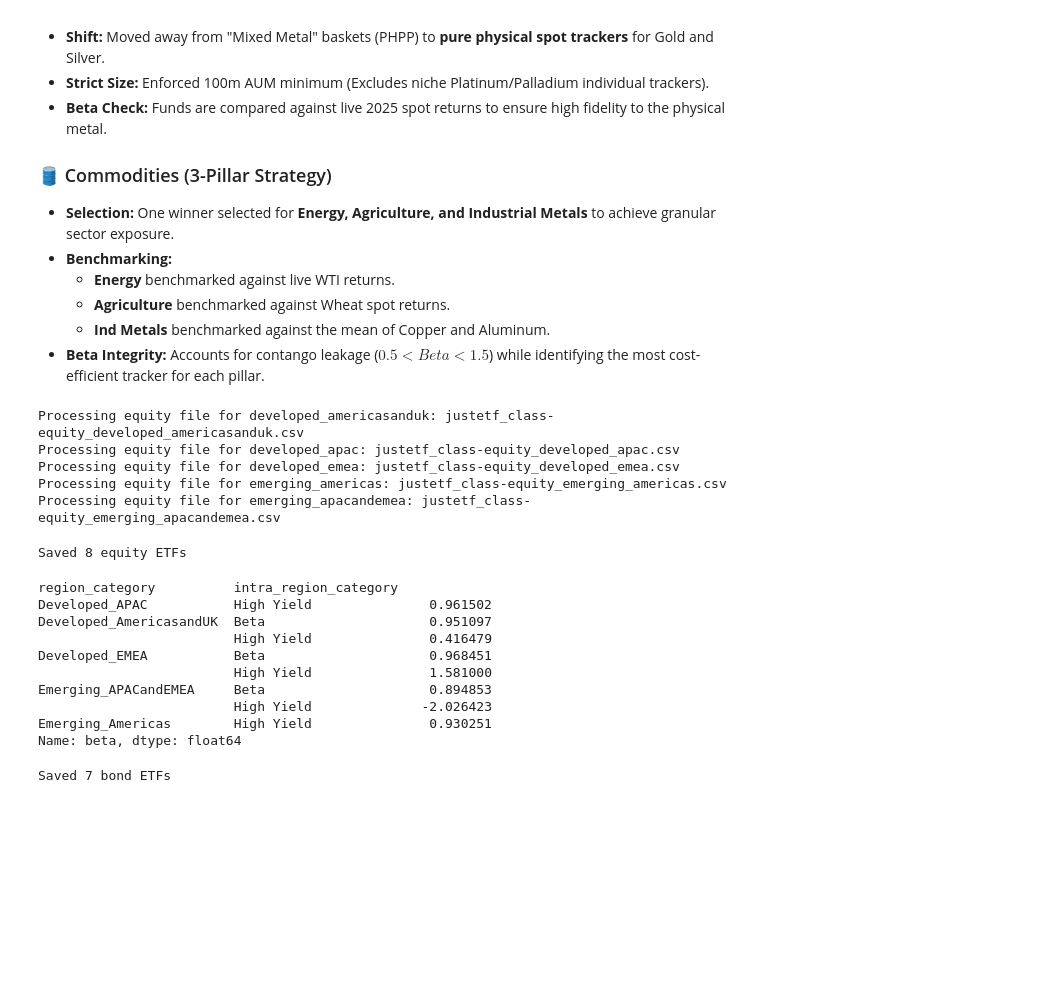
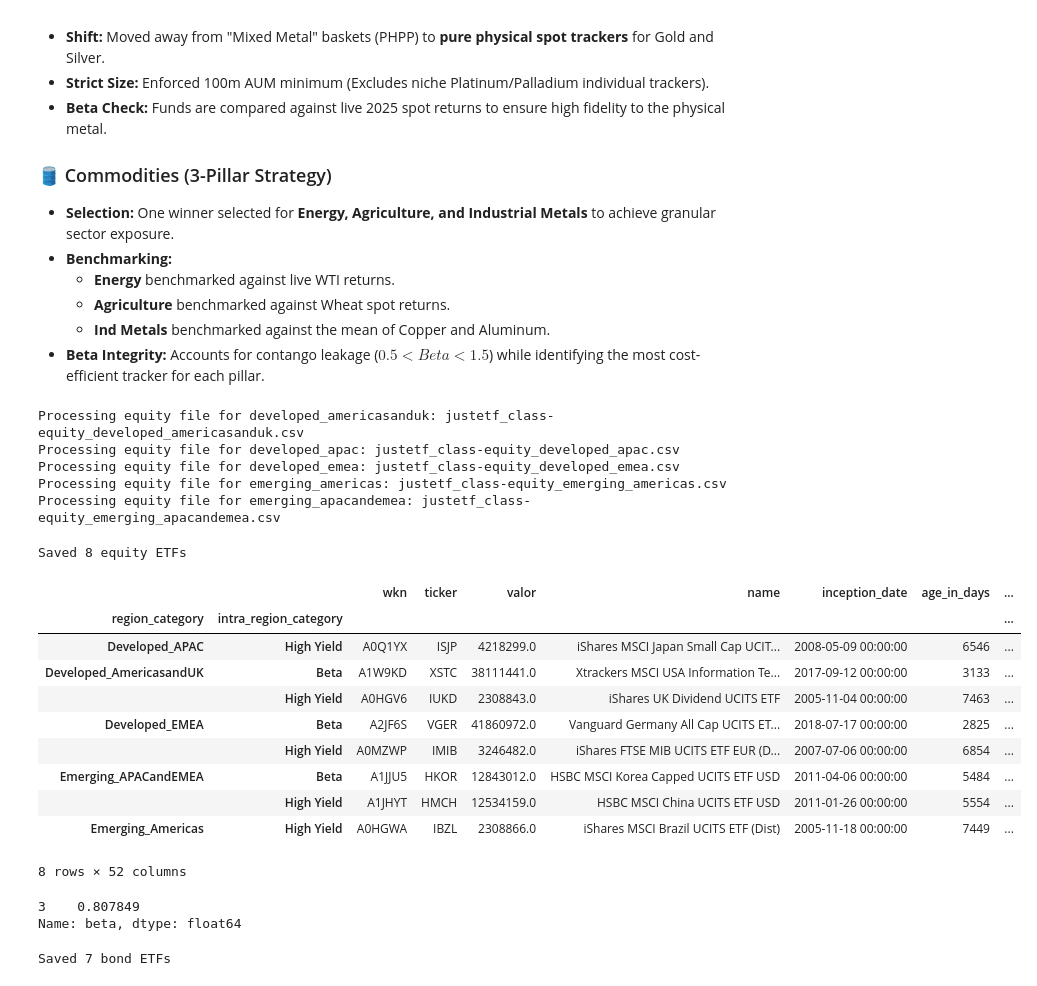
Before and after one commit to nairraks/etf-isa-portfolio, a Jupyter notebook: notebooks/02_etf_screening.ipynb, the cells around one changed output. Drawn from its saved outputs; the diff is of its cells as text; code cells hidden in the pictures; blank space fills up the shorter version.

```diff
--- a/notebooks/02_etf_screening.ipynb
+++ b/notebooks/02_etf_screening.ipynb
@@ -199,7 +199,7 @@ for filepath in sorted(DATA_RAW.glob("justetf_class-equity*.csv")):
         #]
 
         #Tickers to exclude (no london listing)
-        remove_tickers = ['NADA']
+        remove_tickers = ['NADA','C001','C024','XDDA','ICHD','C030','XESD','XSMI','C005','XUCN']
         distributing_df = distributing_df[~distributing_df['ticker'].isin(remove_tickers)]
 
 
@@ -214,9 +214,9 @@ for filepath in sorted(DATA_RAW.glob("justetf_class-equity*.csv")):
             distributing_df["2025"] / distributing_df["benchmark_2025_Return"]
         )
 
-        hy_df = (distributing_df.copy()
-                 .sort_values(by=['last_year_dividends'], ascending=False)
-                 .drop_duplicates(subset=['region_category']))
+        hy_df = (distributing_df[distributing_df['beta'] >= 0.5].copy()
+         .sort_values(by=['last_year_dividends','beta'], ascending=False)
+         .drop_duplicates(subset=['region_category']))
         hy_df['intra_region_category'] = 'High Yield'
 
         benchmark_distributing_df = distributing_df.copy()[
@@ -227,7 +227,7 @@ for filepath in sorted(DATA_RAW.glob("justetf_class-equity*.csv")):
         save_benchmark_etfs(benchmark_distributing_df, asset_class='equity', portfolio_year=2026)
 
         # Tolerance adjusted to 0.99 to allow valid ETFs to pass minor data feed discrepancies
-        benchmark_distributing_df = benchmark_distributing_df[benchmark_distributing_df['beta'] >= 0.89]
+        benchmark_distributing_df = benchmark_distributing_df[benchmark_distributing_df['beta'] >= 0.80]
         beta_df = (benchmark_distributing_df.copy()
                    .sort_values(by=['ter', 'beta'], ascending=[True, False])
                    .drop_duplicates(subset=['region_category']))
@@ -238,44 +238,50 @@ for filepath in sorted(DATA_RAW.glob("justetf_class-equity*.csv")):
     except Exception as e:
         print(f'Error processing {csvl}: {e}')
 
 
 
 # Fetch latest close price via DataProvider (yfinance, no API key)
 def _get_price(ticker):
     try:
         return provider.get_latest_price(ticker)
     except Exception as e:
         print(f"Price error for {ticker}: {e}")
         return None, None
 
 if not main_df_equities.empty:
     main_df_equities[['yday_close_price_date', 'yday_close_price']] = (
         main_df_equities['ticker'].apply(_get_price).to_list()
     )
 else:
     main_df_equities['yday_close_price_date'] = []
     main_df_equities['yday_close_price'] = []
 
 save_screened_etfs(main_df_equities, 'equity', portfolio_year=2026)
 print(f"Saved {len(main_df_equities)} equity ETFs")
-main_df_equities[main_df_equities["platform"].notna()].groupby(["region_category","intra_region_category"]).sum()["beta"]
+main_df_equities[main_df_equities["platform"].notna()].groupby(["region_category","intra_region_category"]).sum()
 # %% [output]
 Processing equity file for developed_americasanduk: justetf_class-equity_developed_americasanduk.csv
 Processing equity file for developed_apac: justetf_class-equity_developed_apac.csv
 Processing equity file for developed_emea: justetf_class-equity_developed_emea.csv
 Processing equity file for emerging_americas: justetf_class-equity_emerging_americas.csv
 Processing equity file for emerging_apacandemea: justetf_class-equity_emerging_apacandemea.csv
 Saved 8 equity ETFs
+|  |  | wkn | ticker | valor | name | inception_date | age_in_days | ... |
+| region_category | intra_region_category |  |  |  |  |  |  | ... |
+| Developed_APAC | High Yield | A0Q1YX | ISJP | 4218299.0 | iShares MSCI Japan Small Cap UCIT... | 2008-05-09 00:00:00 | 6546 | ... |
+| Developed_AmericasandUK | Beta | A1W9KD | XSTC | 38111441.0 | Xtrackers MSCI USA Information Te... | 2017-09-12 00:00:00 | 3133 | ... |
+|  | High Yield | A0HGV6 | IUKD | 2308843.0 | iShares UK Dividend UCITS ETF | 2005-11-04 00:00:00 | 7463 | ... |
+| Developed_EMEA | Beta | A2JF6S | VGER | 41860972.0 | Vanguard Germany All Cap UCITS ET... | 2018-07-17 00:00:00 | 2825 | ... |
+|  | High Yield | A0MZWP | IMIB | 3246482.0 | iShares FTSE MIB UCITS ETF EUR (D... | 2007-07-06 00:00:00 | 6854 | ... |
+| Emerging_APACandEMEA | Beta | A1JJU5 | HKOR | 12843012.0 | HSBC MSCI Korea Capped UCITS ETF USD | 2011-04-06 00:00:00 | 5484 | ... |
+|  | High Yield | A1JHYT | HMCH | 12534159.0 | HSBC MSCI China UCITS ETF USD | 2011-01-26 00:00:00 | 5554 | ... |
+| Emerging_Americas | High Yield | A0HGWA | IBZL | 2308866.0 | iShares MSCI Brazil UCITS ETF (Dist) | 2005-11-18 00:00:00 | 7449 | ... |
-region_category          intra_region_category
-Developed_APAC           High Yield               0.961502
-Developed_AmericasandUK  Beta                     0.951097
-                         High Yield               0.416479
-Developed_EMEA           Beta                     0.968451
-                         High Yield               1.581000
-Emerging_APACandEMEA     Beta                     0.894853
-                         High Yield              -2.026423
-Emerging_Americas        High Yield               0.930251
-Name: beta, dtype: float64
+8 rows × 52 columns
+# %%
+hy_df["beta"]
+# %% [output]
+3    0.807849
+Name: beta, dtype: float64
 # %%
 ############# BONDS #############
 main_df_bonds = pd.DataFrame()
```
Also changed, not shown: parts of 2 cells of this notebook, 3 other files.
